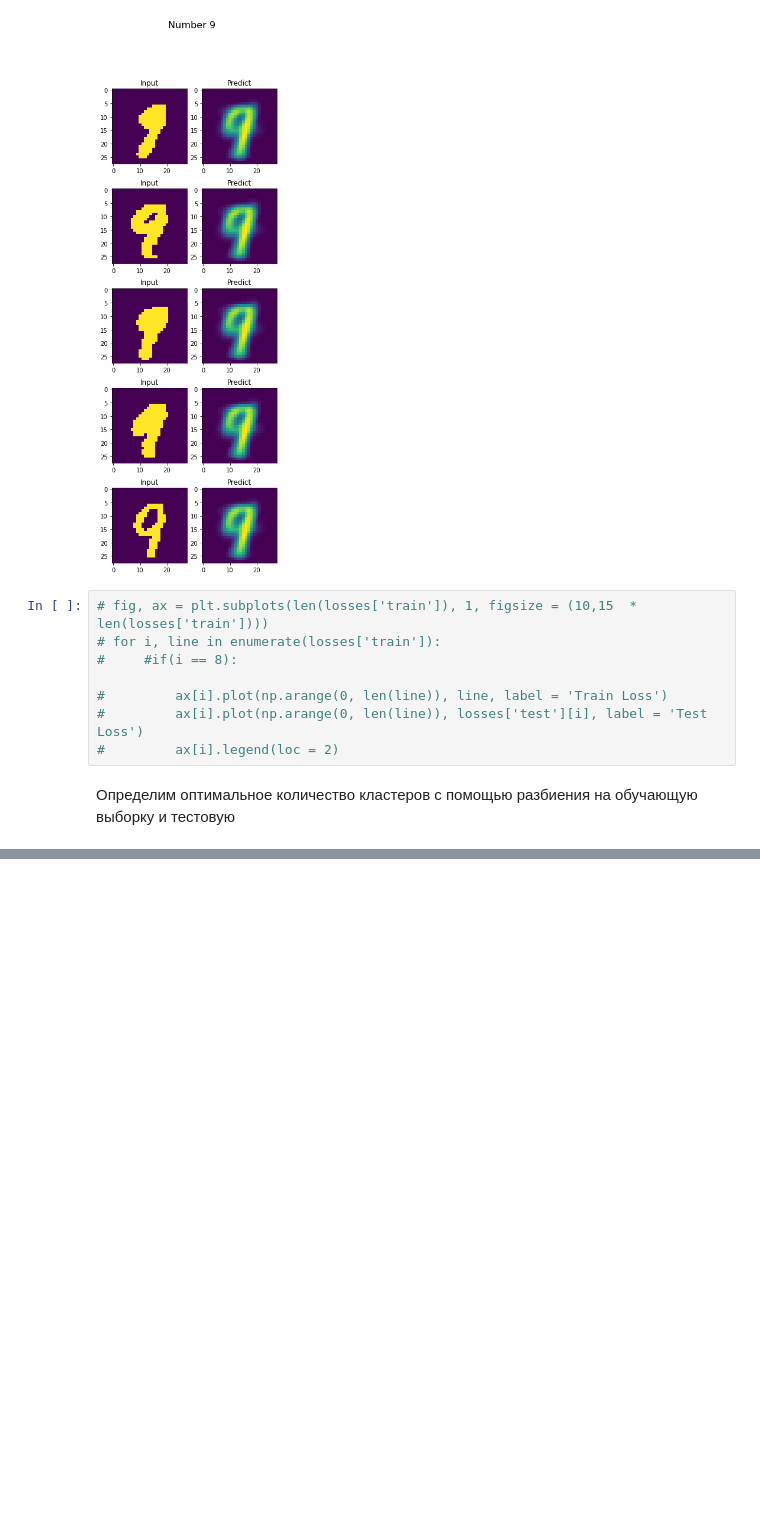
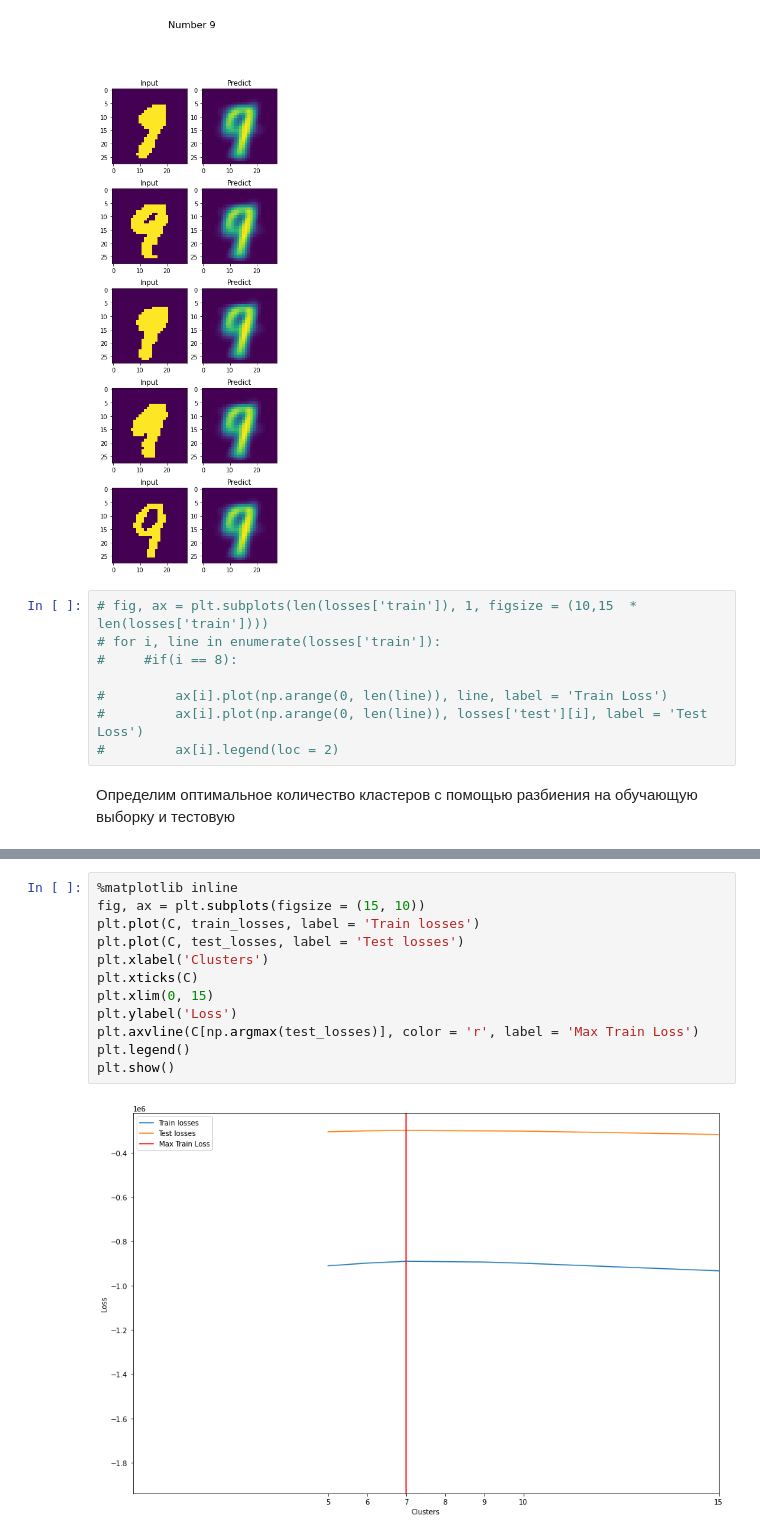
Before and after one commit to JacKira/BayesMethods, a Jupyter notebook: Lab/lab_descr.ipynb, the cells around one changed output, grey strips where cells are left out. Drawn from its saved outputs; the diff is of its cells as text; blank space fills up the shorter version.

```diff
--- a/Lab/lab_descr.ipynb
+++ b/Lab/lab_descr.ipynb
@@ -543,0 +568,14 @@ np.array(train_losses).reshape(10, -1  ).shape
+# %%
+%matplotlib inline
+fig, ax = plt.subplots(figsize = (15, 10))
+plt.plot(C, train_losses, label = 'Train losses')
+plt.plot(C, test_losses, label = 'Test losses')
+plt.xlabel('Clusters')
+plt.xticks(C)
+plt.xlim(0, 15)
+plt.ylabel('Loss')
+plt.axvline(C[np.argmax(test_losses)], color = 'r', label = 'Max Train Loss')
+plt.legend()
+plt.show()
+# %% [output]
+[figure, added]
```
Also changed, not shown: parts of 4 cells of this notebook.
